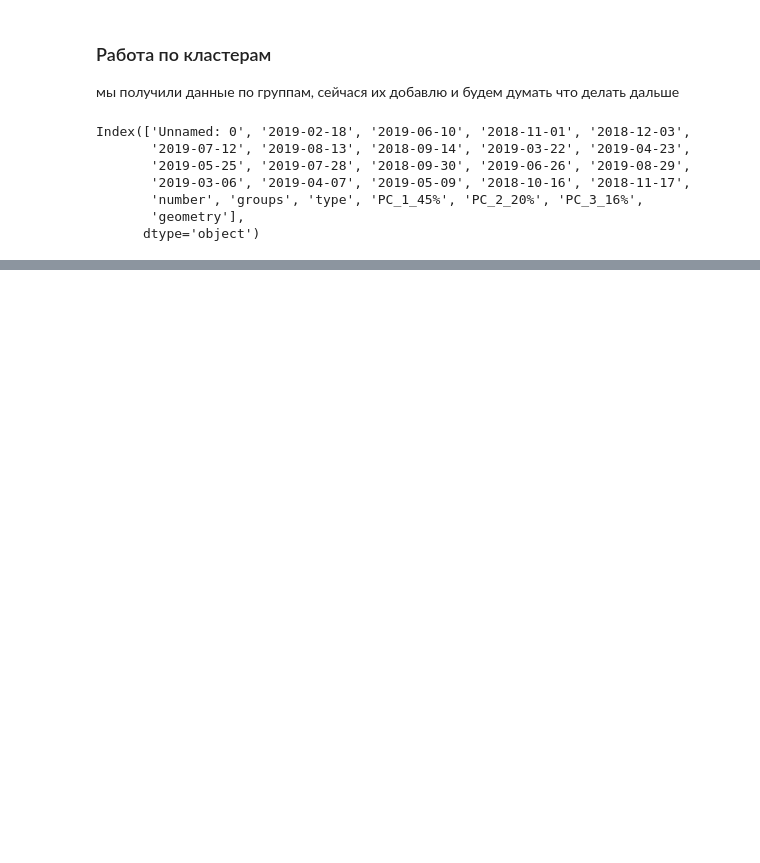
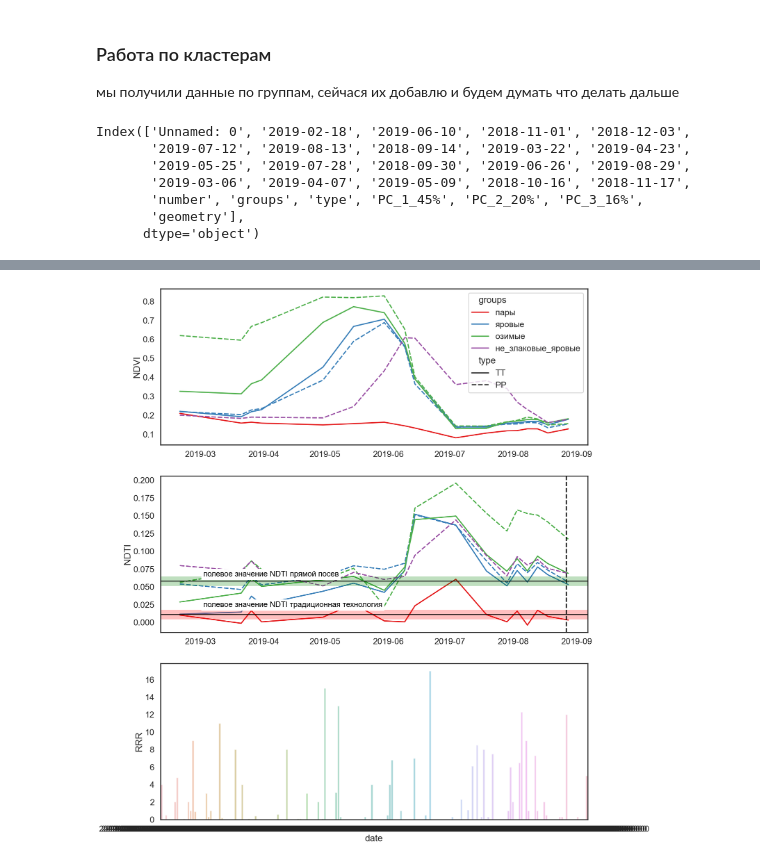
Before and after one commit to hukitoc94/Archangelskoe_NDTI_project, a Jupyter notebook: arhchan_project.ipynb, the cells around one changed output, grey strips where cells are left out. Cells and saved outputs as stored; diff of their text form; code cells hidden in the pictures; blank space fills up the shorter version.

Commit message:
посмотрел динамику NDTI

```diff
--- a/arhchan_project.ipynb
+++ b/arhchan_project.ipynb
@@ -303,0 +202,4 @@ box_plot.axvline(x = PP,color ='green', linewidth=2)
+# %%
+climat.RRR[climat.RRR == 'Осадков нет'] = 0
+climat.RRR[climat.RRR == 'Следы осадков'] = 0
+climat.RRR = pd.to_numeric(climat.RRR)
@@ -303,0 +231,5 @@ box_plot.axvline(x = PP,color ='green', linewidth=2)
+# %%
+climat_2019df = climat.groupby(by = 'date').sum().reset_index()[['date',"RRR"]]
+climat_2019df['T'] = climat.groupby(by = 'date').mean().reset_index()[['T']]
+climat_2019df['date'] = pd.to_datetime(climat_2019df['date'])
+climat_2019df
@@ -311,2 +283,2 @@ NDTI_time_series_date = NDTI_time_series.melt(id_vars = ['number', 'type','group
 # %%
-CLUSTER_NDVI_date.date.unique()
+INDEX_df = NDVI_time_series_date.append(NDTI_time_series_date)
@@ -324,8 +284,0 @@ array(['2019-02-18T00:00:00.000000000', '2019-06-10T00:00:00.000000000',
-# %%
-sns.set_context("talk")
-sns.set_style("whitegrid")
-fig, ax = plt.subplots(figsize=(20,10))
-
-
-NDTI_time = sns.lineplot(x="date", y="value", hue="groups",style ='type', data = NDTI_time_series_date, palette='Set1')
-plt.xticks(rotation=45)
@@ -389,0 +285,62 @@ datetime.date(2019, 7, 24)
+# %%
+sns.set_style("white")
+sns.set_context('poster')
+
+
+fig = plt.figure(figsize=(20,25))
+
+ax1 = plt.subplot2grid((3,1), (0, 0))
+ax2 = plt.subplot2grid((3,1), (1, 0))
+ax3 = plt.subplot2grid((3,1), (2, 0))
+
+INDEX_df['date'] = pd.to_datetime(INDEX_df['date'])
+INDEX_df['Index_and_type'] = INDEX_df["type"] + ' ' + INDEX_df["INDEX"]
+sns.lineplot(x="date",
+             y="value",
+             hue="groups",
+             style ='type',
+             data = INDEX_df[INDEX_df['INDEX'] == 'NDVI'],
+             palette='Set1',
+            err_style="bars",
+             ci=None,
+             ax = ax1
+)
+ax1.set_xlabel("")
+ax1.set_ylabel("NDVI")
+
+
+
+
+
+sns.lineplot(x="date",
+             y="value",
+             hue="groups",
+             style ='type',
+             data = INDEX_df[INDEX_df['INDEX'] == 'NDTI'],
+             palette='Set1',
+            err_style="bars",
+             ci=None,
+             ax = ax2
+)
+
+ax2.axhline(y = TT,color ='red', linewidth=25, alpha = 0.25)
+ax2.axhline(y = TT,color ='black', linewidth=2)
+ax2.axvline(18135, linestyle ='--', color = 'black' )
+ax2.text(0.1, TT+ 0.15,
+         'полевое значение NDTI традиционная технология',
+         transform=ax2.transAxes,
+         fontsize=20,
+         color = 'black',backgroundcolor = 'white')
+ax2.text(0.1, PP+0.30,
+         'полевое значение NDTI прямой посев',
+         transform=ax2.transAxes,
+         fontsize=20,
+         color = 'black', backgroundcolor = 'white')
+ax2.axhline(y = PP,color ='green', linewidth=25, alpha = 0.25)
+ax2.axhline(y = PP,color ='black', linewidth=2)
+ax2.set_xlabel("")
+ax2.set_ylabel("NDTI")
+ax2.get_legend().set_visible(False)
+
+sns.barplot(data = climat_2019df, x='date', y = "RRR", alpha=0.5, ax=ax3)
+# %% [output]
@@ -389,0 +348 @@ datetime.date(2019, 7, 24)
+[figure, added]
```
Also changed, not shown: parts of 40 cells of this notebook, 5 other files.
